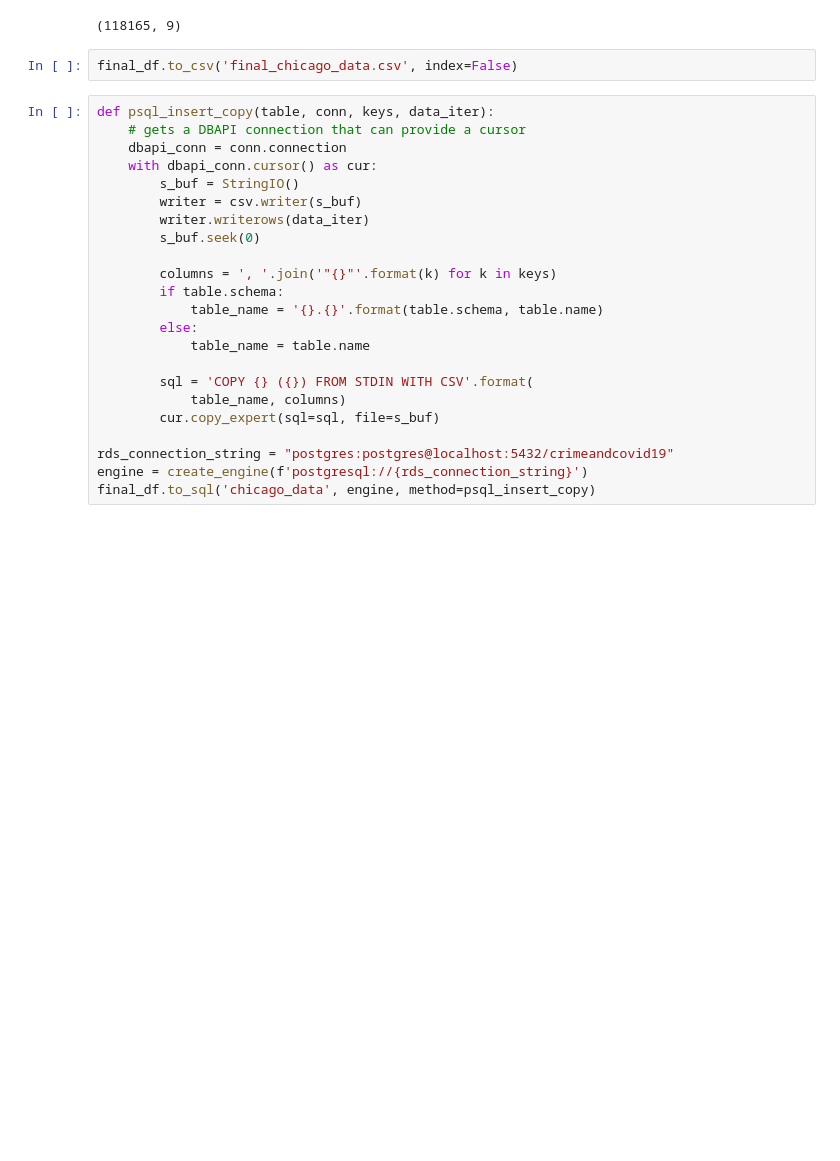
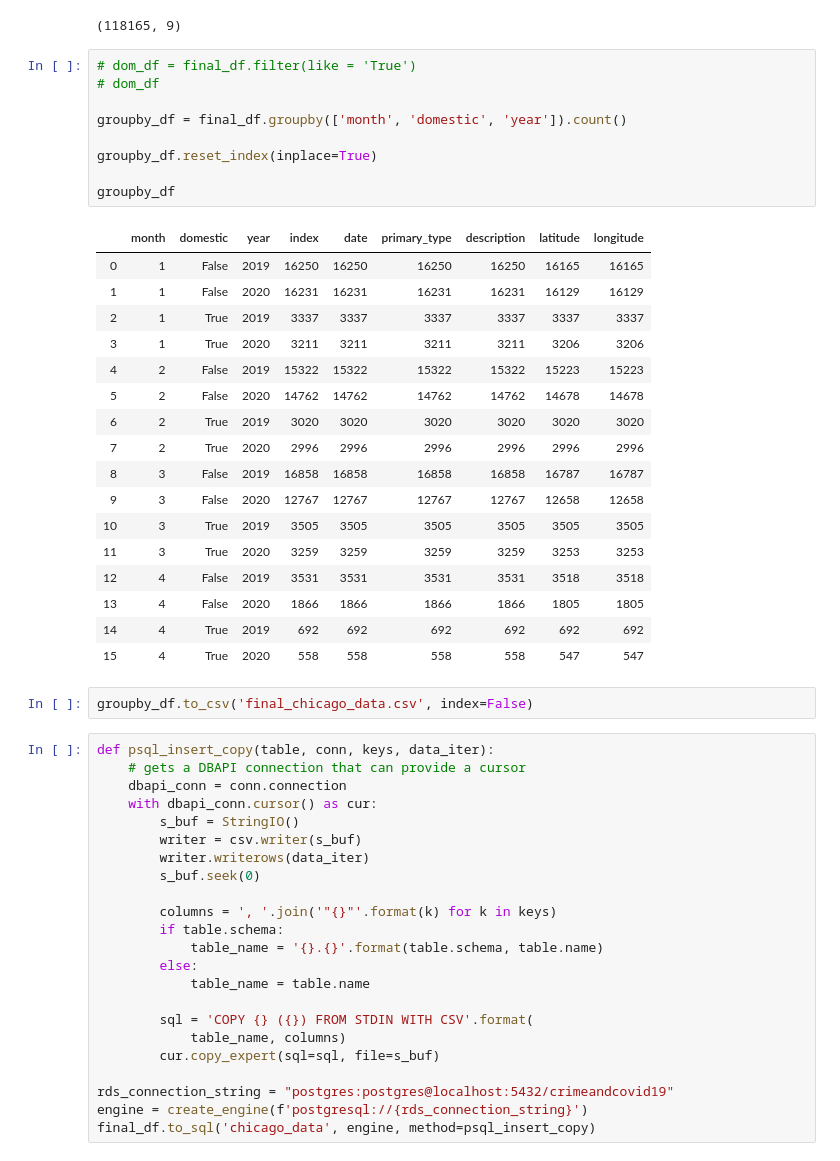
Before and after one commit to Austin-Potts/Chicago_data_analysis, a Jupyter notebook: chicago_data_clean_and_filter.ipynb, the cells around one changed output. Cells and saved outputs as stored; diff of their text form; blank space fills up the shorter version.

```diff
--- a/chicago_data_clean_and_filter.ipynb
+++ b/chicago_data_clean_and_filter.ipynb
@@ -77,8 +77,35 @@ final_df.reset_index(inplace=True)
 final_df.shape
 # %% [output]
 (118165, 9)
+# %%
+# dom_df = final_df.filter(like = 'True')
+# dom_df
+
+groupby_df = final_df.groupby(['month', 'domestic', 'year']).count()
+
+groupby_df.reset_index(inplace=True)
+
+groupby_df
+# %% [output]
+|  | month | domestic | year | index | date | primary_type | description | latitude | longitude |
+| 0 | 1 | False | 2019 | 16250 | 16250 | 16250 | 16250 | 16165 | 16165 |
+| 1 | 1 | False | 2020 | 16231 | 16231 | 16231 | 16231 | 16129 | 16129 |
+| 2 | 1 | True | 2019 | 3337 | 3337 | 3337 | 3337 | 3337 | 3337 |
+| 3 | 1 | True | 2020 | 3211 | 3211 | 3211 | 3211 | 3206 | 3206 |
+| 4 | 2 | False | 2019 | 15322 | 15322 | 15322 | 15322 | 15223 | 15223 |
+| 5 | 2 | False | 2020 | 14762 | 14762 | 14762 | 14762 | 14678 | 14678 |
+| 6 | 2 | True | 2019 | 3020 | 3020 | 3020 | 3020 | 3020 | 3020 |
+| 7 | 2 | True | 2020 | 2996 | 2996 | 2996 | 2996 | 2996 | 2996 |
+| 8 | 3 | False | 2019 | 16858 | 16858 | 16858 | 16858 | 16787 | 16787 |
+| 9 | 3 | False | 2020 | 12767 | 12767 | 12767 | 12767 | 12658 | 12658 |
+| 10 | 3 | True | 2019 | 3505 | 3505 | 3505 | 3505 | 3505 | 3505 |
+| 11 | 3 | True | 2020 | 3259 | 3259 | 3259 | 3259 | 3253 | 3253 |
+| 12 | 4 | False | 2019 | 3531 | 3531 | 3531 | 3531 | 3518 | 3518 |
+| 13 | 4 | False | 2020 | 1866 | 1866 | 1866 | 1866 | 1805 | 1805 |
+| 14 | 4 | True | 2019 | 692 | 692 | 692 | 692 | 692 | 692 |
+| 15 | 4 | True | 2020 | 558 | 558 | 558 | 558 | 547 | 547 |
 # %%
-final_df.to_csv('final_chicago_data.csv', index=False)
+groupby_df.to_csv('final_chicago_data.csv', index=False)
 # %%
 def psql_insert_copy(table, conn, keys, data_iter):
     # gets a DBAPI connection that can provide a cursor
```
Also changed, not shown: 2 other files.
